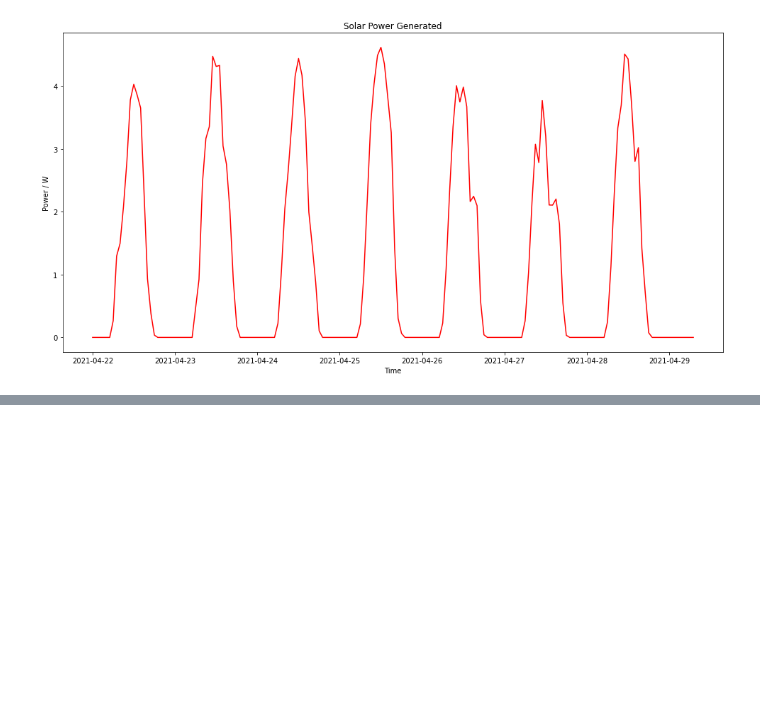
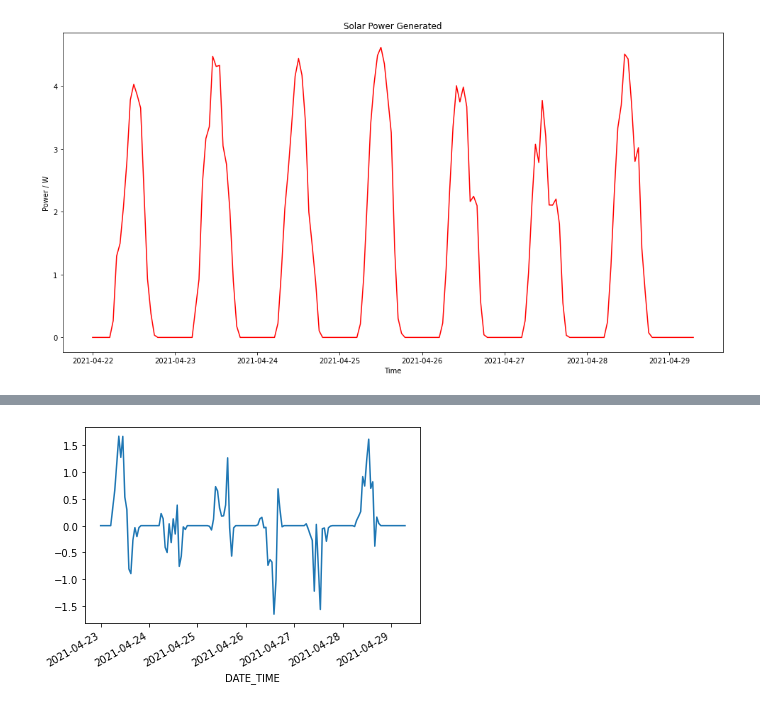
Before and after one commit to Mukunds0507333/Time-Series_PV-System-Output, a Jupyter notebook: Forecasting_PV_Power_Generation.ipynb, the cells around one changed output, grey strips where cells are left out. Drawn from its saved outputs; the diff is of its cells as text; code cells hidden in the pictures; blank space fills up the shorter version.

```diff
--- a/Forecasting_PV_Power_Generation.ipynb
+++ b/Forecasting_PV_Power_Generation.ipynb
@@ -101,0 +157,3 @@ sns.lineplot(data = df, x = 'DATE_TIME', y='POWER', color = 'red' );
+# %%
+df['lag_24h'] = df.POWER.shift(24)
+df['seasonal_diff'] = df.POWER - df['lag_24h']
@@ -101,0 +170,4 @@ sns.lineplot(data = df, x = 'DATE_TIME', y='POWER', color = 'red' );
+# %%
+df['seasonal_diff'].plot();
+# %% [output]
+[figure, added]
```
Also changed, not shown: parts of 13 cells of this notebook.
